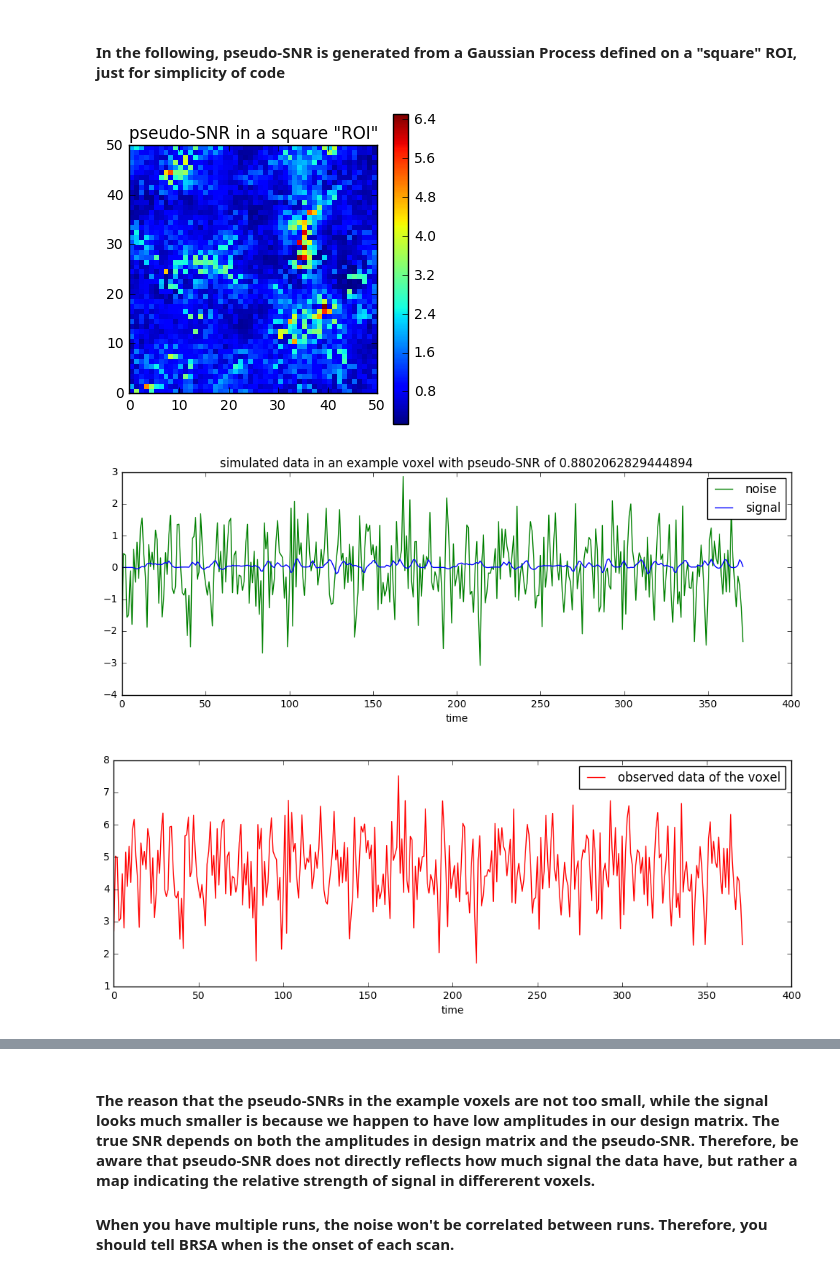
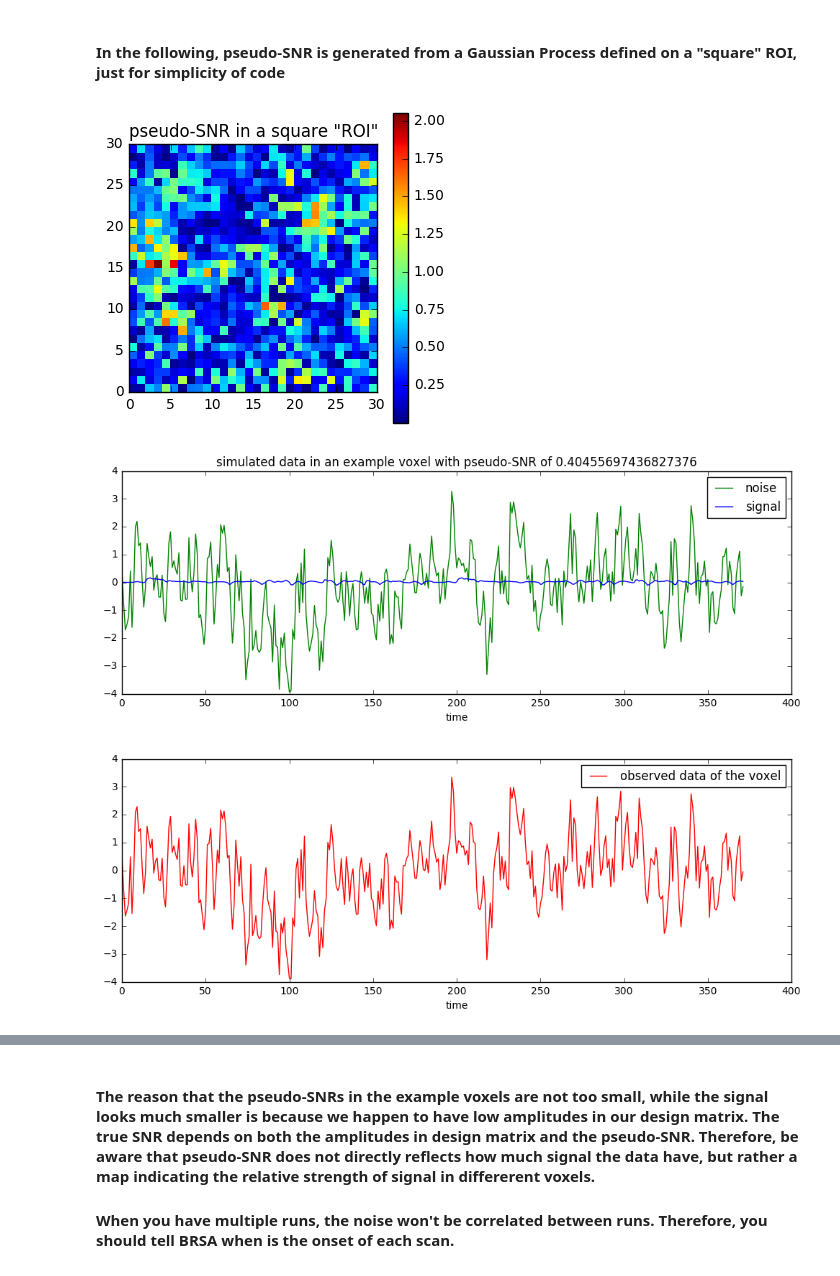
Before and after one commit to brainiak/brainiak, a Jupyter notebook: examples/reprsimil/brsa_representational_similarity_estimate_example.ipynb, the cells around one changed output, grey strips where cells are left out. Drawn from its saved outputs; the diff is of its cells as text; code cells hidden in the pictures.

```diff
--- a/examples/reprsimil/brsa_representational_similarity_estimate_example.ipynb
+++ b/examples/reprsimil/brsa_representational_similarity_estimate_example.ipynb
@@ -59,7 +59,7 @@ plt.show()
 
 n_C = np.size(design.design_task, axis=1)
 # The total number of conditions.
-ROI_edge = 50
+ROI_edge = 30
 # We simulate "ROI" of a square shape
 n_V = ROI_edge**2
 # The total number of simulated voxels
@@ -222,7 +222,8 @@ K = np.exp(-dist2 / smooth_width**2 / 2.0
 # A tiny amount is added to the diagonal of
 # the GP covariance matrix to make sure it can be inverted
 L = np.linalg.cholesky(K)
-snr = np.exp(np.dot(L, np.random.randn(n_V))) * snr_level
+# snr = np.exp(np.dot(L, np.random.randn(n_V))) * snr_level
+snr = np.abs(np.dot(L, np.random.randn(n_V))) * snr_level
 sqrt_v = noise_level * snr
 betas_simulated = np.dot(L_full, np.random.randn(n_C, n_V)) * sqrt_v
 signal = np.dot(design.design_task, betas_simulated)
@@ -251,33 +252,33 @@ plt.title('simulated data in an example voxel'
           ' with pseudo-SNR of {}'.format(snr[idx]))
 plt.xlabel('time')
 plt.show()
 
 fig = plt.figure(num=None, figsize=(12, 4), dpi=150,
                  facecolor='w', edgecolor='k')
 data_plot, = plt.plot(Y[:,idx],'r')
 plt.legend([data_plot], ['observed data of the voxel'])
 plt.xlabel('time')
 plt.show()
 
 idx = np.argmin(np.abs(snr - np.max(snr)))
 # display the voxel of the highest level SNR.
 fig = plt.figure(num=None, figsize=(12, 4), dpi=150,
                  facecolor='w', edgecolor='k')
 noise_plot, = plt.plot(noise[:,idx],'g')
 signal_plot, = plt.plot(signal[:,idx],'b')
 plt.legend([noise_plot, signal_plot], ['noise', 'signal'])
 plt.title('simulated data in the voxel with the highest'
           ' pseudo-SNR of {}'.format(snr[idx]))
 plt.xlabel('time')
 plt.show()
 
 fig = plt.figure(num=None, figsize=(12, 4), dpi=150,
                  facecolor='w', edgecolor='k')
 data_plot, = plt.plot(Y[:,idx],'r')
 plt.legend([data_plot], ['observed data of the voxel'])
 plt.xlabel('time')
 plt.show()
 # %% [output]
-[figure, old version]
+[figure, new version]
-[figure, old version]
+[figure, new version]
-[figure, old version]
+[figure, new version]
```
Also changed, not shown: parts of 13 cells of this notebook, 1 other file.
